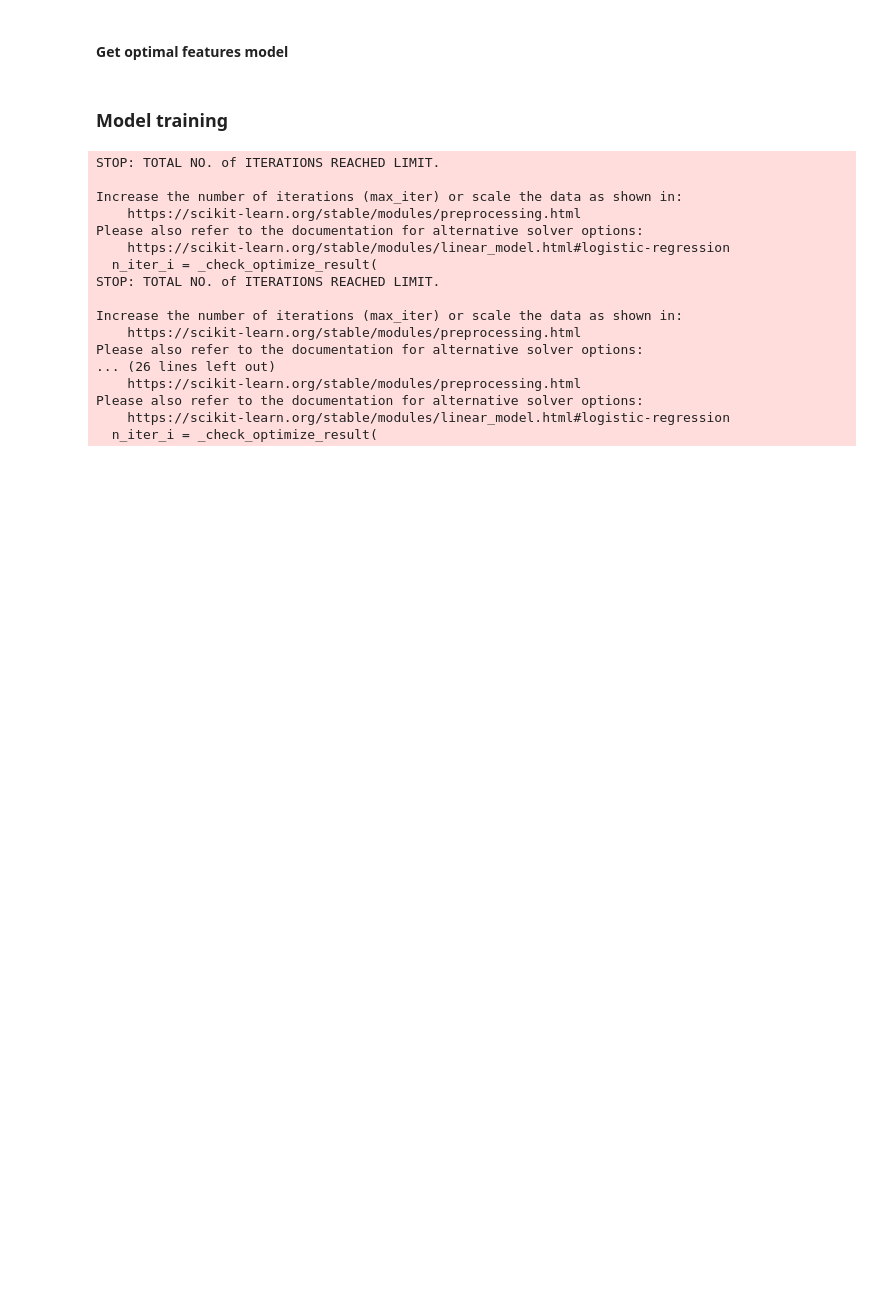
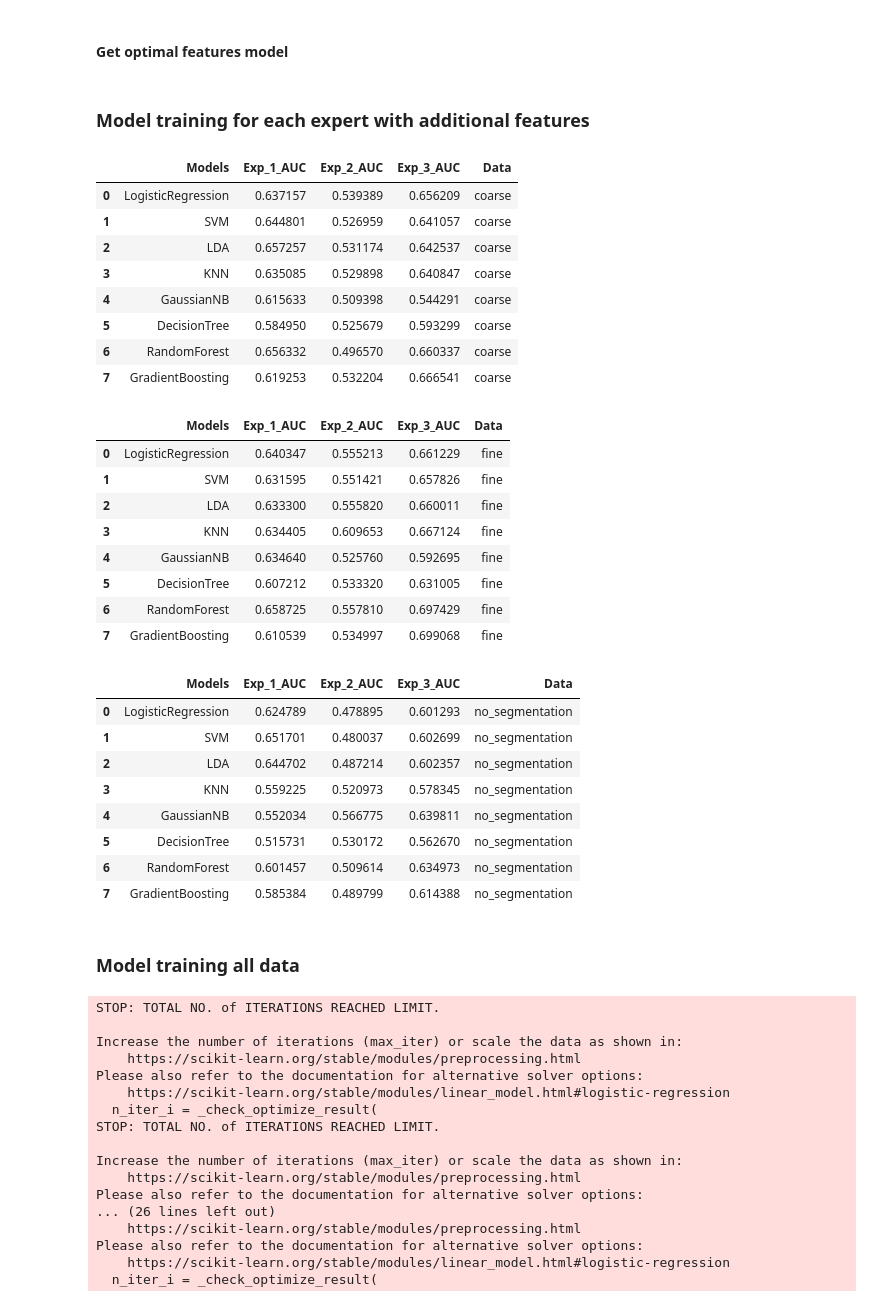
Before and after one commit to CS-433/cs-433-project-2-cough_classifier, a Jupyter notebook: src/notebooks/standard_ML_models.ipynb, the cells around one changed output. Cells and saved outputs as stored; diff of their text form; code cells hidden in the pictures; blank space fills up the shorter version.

```diff
--- a/src/notebooks/standard_ML_models.ipynb
+++ b/src/notebooks/standard_ML_models.ipynb
@@ -71,6 +85,76 @@ X_fine = remove_correlated_features(X_fine, 0.95)
 #### Get optimal features model
 # %%
 #X_coarse_opt = get_optimal_features_model(X_fine, fine_labels, model=GradientBoostingClassifier(random_state=0), start_idx = 1)
+# %% [markdown]
+### Model training for each expert with additional features
+# %%
+def expert_models(X, y, oversampling = True):
+
+    # Split the data according to which expert labeled it
+    merged = X.merge(y, left_index=True, right_index = True)
+
+    X_exp_1 = merged[merged['Expert'] == 1].iloc[:,:-1].drop(columns = ['Expert'], axis = 1)
+    y_exp_1 = merged[merged['Expert'] == 1].iloc[:,-1]
+
+    X_exp_2 = merged[merged['Expert'] == 2].iloc[:,:-1].drop(columns = ['Expert'], axis = 1)
+    y_exp_2 = merged[merged['Expert'] == 2].iloc[:,-1]
+
+    X_exp_3 = merged[merged['Expert'] == 3].iloc[:,:-1] .drop(columns = ['Expert'], axis = 1)
+    y_exp_3 = merged[merged['Expert'] == 3].iloc[:,-1]
+
+    # All expert groups are about 1000 samples big
+    #print(len(X_exp_1), len(X_exp_2), len(X_exp_3))
+
+    # Train all models for all experts
+    exp_1 = AUC_all_models(X_exp_1, y_exp_1, k=6, oversampling=oversampling)
+    exp_2 = AUC_all_models(X_exp_2, y_exp_2, k=6, oversampling=oversampling)
+    exp_3 = AUC_all_models(X_exp_3, y_exp_3, k=6, oversampling=oversampling)
+
+    # Gather the results in a df
+    exp_1 = exp_1.rename(columns={'AUC (mean)': "Exp_1_AUC"})
+    exp_2 = exp_2.rename(columns={'AUC (mean)': "Exp_2_AUC"})
+    exp_3 = exp_3.rename(columns={'AUC (mean)': "Exp_3_AUC"})
+
+    results = pd.concat([exp_1, exp_2["Exp_2_AUC"], exp_3["Exp_3_AUC"]], axis=1, sort=False)
+
+    return results
+# %%
+coarse_results_experts = expert_models(X_coarse, coarse_labels)
+fine_results_experts = expert_models(X_fine, fine_labels)
+no_results_experts = expert_models(X_no, no_labels)
+# %%
+coarse_results_experts['Data'] = 'coarse'
+fine_results_experts['Data'] = 'fine'
+no_results_experts['Data'] = 'no_segmentation'
+display(coarse_results_experts, fine_results_experts, no_results_experts)
+# %% [output]
+|  | Models | Exp_1_AUC | Exp_2_AUC | Exp_3_AUC | Data |
+| 0 | LogisticRegression | 0.637157 | 0.539389 | 0.656209 | coarse |
+| 1 | SVM | 0.644801 | 0.526959 | 0.641057 | coarse |
+| 2 | LDA | 0.657257 | 0.531174 | 0.642537 | coarse |
+| 3 | KNN | 0.635085 | 0.529898 | 0.640847 | coarse |
+| 4 | GaussianNB | 0.615633 | 0.509398 | 0.544291 | coarse |
+| 5 | DecisionTree | 0.584950 | 0.525679 | 0.593299 | coarse |
+| 6 | RandomForest | 0.656332 | 0.496570 | 0.660337 | coarse |
+| 7 | GradientBoosting | 0.619253 | 0.532204 | 0.666541 | coarse |
+|  | Models | Exp_1_AUC | Exp_2_AUC | Exp_3_AUC | Data |
+| 0 | LogisticRegression | 0.640347 | 0.555213 | 0.661229 | fine |
+| 1 | SVM | 0.631595 | 0.551421 | 0.657826 | fine |
+| 2 | LDA | 0.633300 | 0.555820 | 0.660011 | fine |
+| 3 | KNN | 0.634405 | 0.609653 | 0.667124 | fine |
+| 4 | GaussianNB | 0.634640 | 0.525760 | 0.592695 | fine |
+| 5 | DecisionTree | 0.607212 | 0.533320 | 0.631005 | fine |
+| 6 | RandomForest | 0.658725 | 0.557810 | 0.697429 | fine |
+| 7 | GradientBoosting | 0.610539 | 0.534997 | 0.699068 | fine |
+|  | Models | Exp_1_AUC | Exp_2_AUC | Exp_3_AUC | Data |
+| 0 | LogisticRegression | 0.624789 | 0.478895 | 0.601293 | no_segmentation |
+| 1 | SVM | 0.651701 | 0.480037 | 0.602699 | no_segmentation |
+| 2 | LDA | 0.644702 | 0.487214 | 0.602357 | no_segmentation |
+| 3 | KNN | 0.559225 | 0.520973 | 0.578345 | no_segmentation |
+| 4 | GaussianNB | 0.552034 | 0.566775 | 0.639811 | no_segmentation |
+| 5 | DecisionTree | 0.515731 | 0.530172 | 0.562670 | no_segmentation |
+| 6 | RandomForest | 0.601457 | 0.509614 | 0.634973 | no_segmentation |
+| 7 | GradientBoosting | 0.585384 | 0.489799 | 0.614388 | no_segmentation |
 # %% [markdown]
-### Model training
+### Model training all data
 # %%
```
Also changed, not shown: parts of 21 cells of this notebook, 1 other file.
